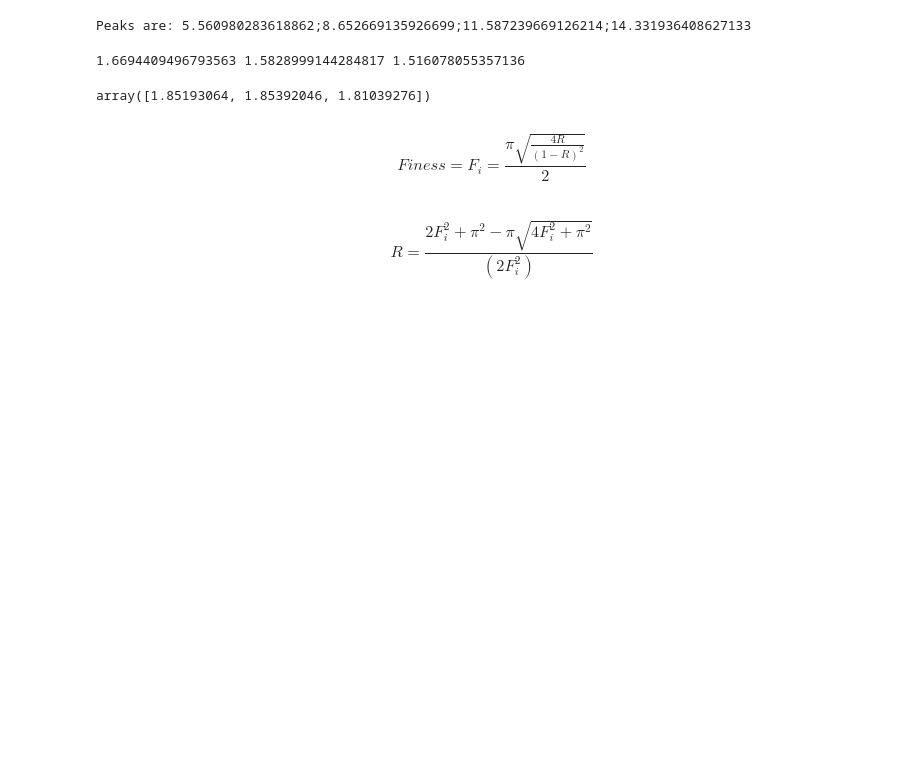
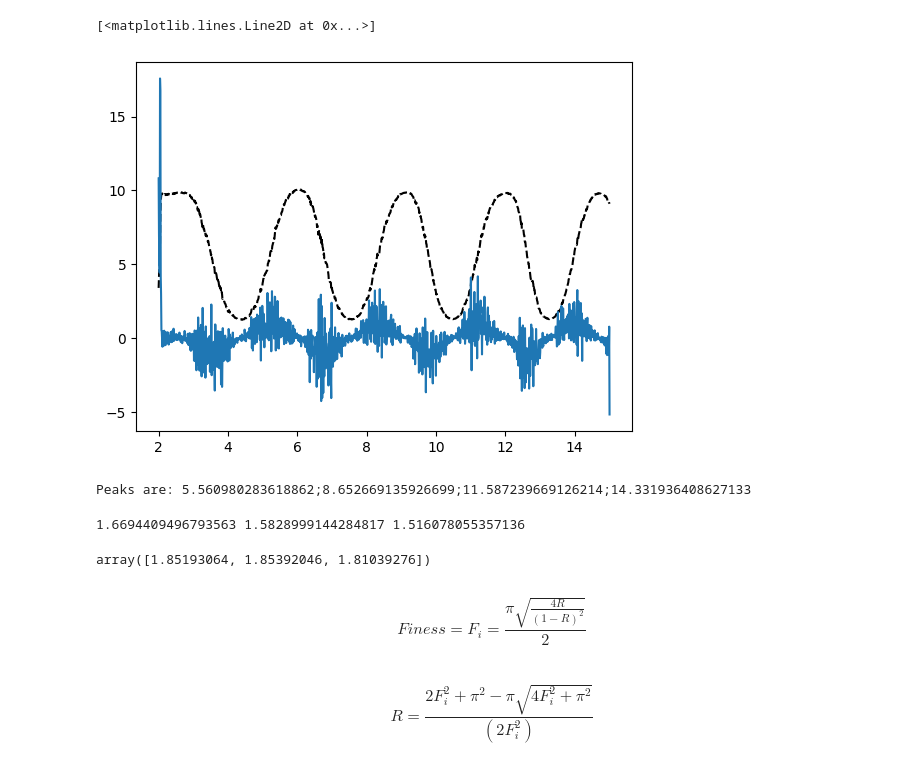
Before and after one commit to cwru-robin/Phys301, a Jupyter notebook: Inferometer/Anylisis.ipynb, the cells around one changed output. Cells and saved outputs as stored; diff of their text form; code cells hidden in the pictures; blank space fills up the shorter version.

```diff
--- a/Inferometer/Anylisis.ipynb
+++ b/Inferometer/Anylisis.ipynb
@@ -33,3 +76,13 @@ ax.plot(s1f1[0],firstdevs1f1(s1f1[0]), '', label="Data Points")
+# %%
+# Calculate x for max
+firstdevs1f3=splines1f3.derivative(n=1)
+fig = plt.figure()
+ax = fig.add_subplot(111)
+ax.plot(s1f3[0],10*splines1f3(s1f3[0]),'k--', label="Spline")
+ax.plot(s1f3[0],firstdevs1f3(s1f3[0]), '', label="Data Points")
+# %% [output]
+[<matplotlib.lines.Line2D at 0x...>]
+[figure, added]
 # %%
 firstpeak=opt.brentq(firstdevs1f1,4.6,6)
 secondpeak=opt.brentq(firstdevs1f1,8,9)
```
Also changed, not shown: parts of 6 cells of this notebook.
